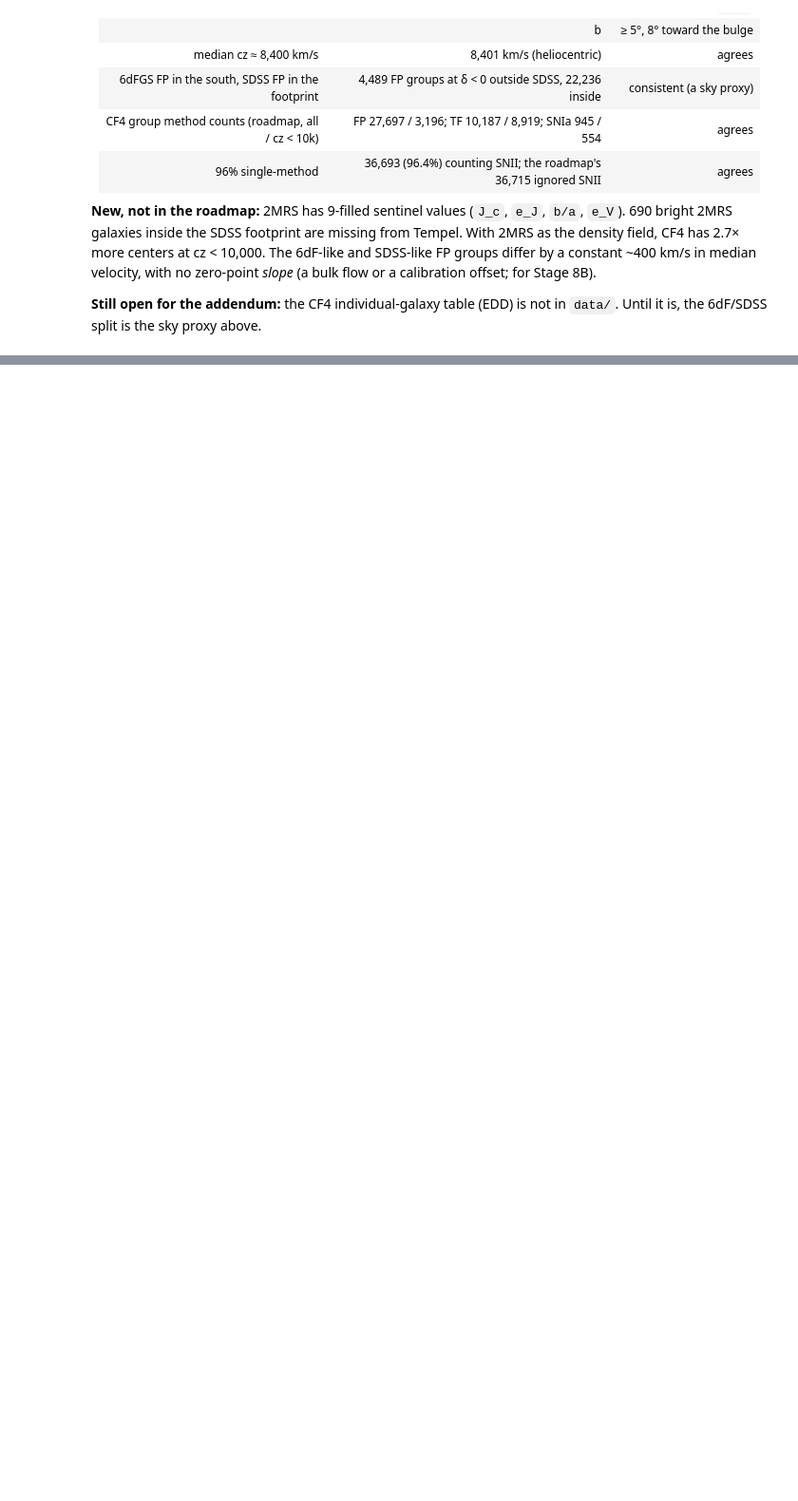
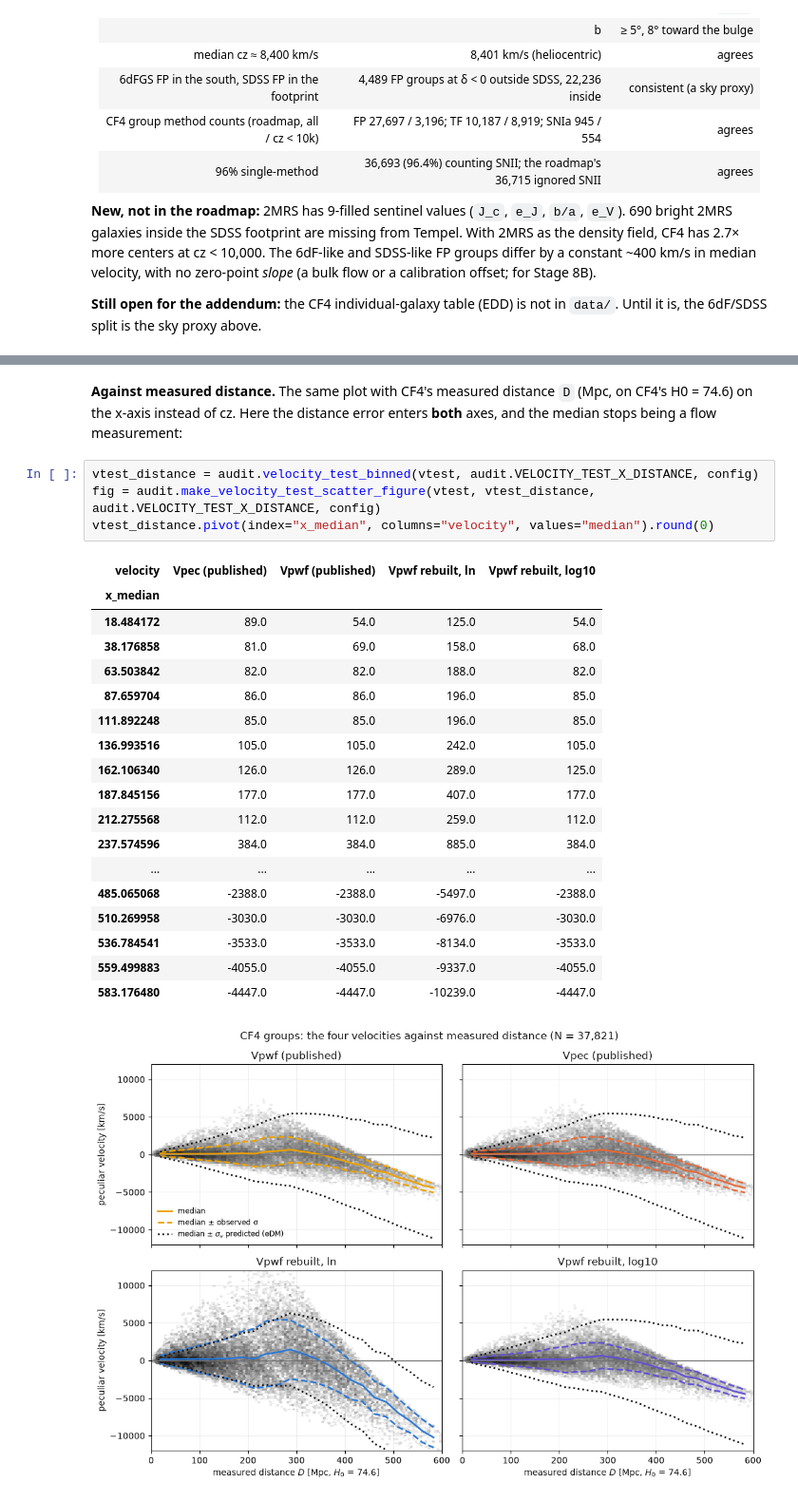
Before and after one commit to ofeke2000/Cross-correlating-Tempel-SDSS-groups-with-Cosmicflows-4-peculiar-velocities, a Jupyter notebook: notebooks/11_real_catalog_audit.ipynb, the cells around one changed output, grey strips where cells are left out. Shown at 95% size. Saved outputs shown, nothing was run; the diff lists cells and outputs as text; blank space fills up the shorter version.

```diff
--- a/notebooks/11_real_catalog_audit.ipynb
+++ b/notebooks/11_real_catalog_audit.ipynb
@@ -867,0 +1012,28 @@ is, the 6dF/SDSS split is the sky proxy above.
+# %% [markdown]
+**Against measured distance.** The same plot with CF4's measured distance `D` (Mpc, on CF4's
+H0 = 74.6) on the x-axis instead of cz. Here the distance error enters **both** axes, and the median
+stops being a flow measurement:
+# %%
+vtest_distance = audit.velocity_test_binned(vtest, audit.VELOCITY_TEST_X_DISTANCE, config)
+fig = audit.make_velocity_test_scatter_figure(vtest, vtest_distance, audit.VELOCITY_TEST_X_DISTANCE, config)
+vtest_distance.pivot(index="x_median", columns="velocity", values="median").round(0)
+# %% [output]
+| velocity | Vpec (published) | Vpwf (published) | Vpwf rebuilt, ln | Vpwf rebuilt, log10 |
+| x_median |  |  |  |  |
+| 18.484172 | 89.0 | 54.0 | 125.0 | 54.0 |
+| 38.176858 | 81.0 | 69.0 | 158.0 | 68.0 |
+| 63.503842 | 82.0 | 82.0 | 188.0 | 82.0 |
+| 87.659704 | 86.0 | 86.0 | 196.0 | 85.0 |
+| 111.892248 | 85.0 | 85.0 | 196.0 | 85.0 |
+| 136.993516 | 105.0 | 105.0 | 242.0 | 105.0 |
+| 162.106340 | 126.0 | 126.0 | 289.0 | 125.0 |
+| 187.845156 | 177.0 | 177.0 | 407.0 | 177.0 |
+| 212.275568 | 112.0 | 112.0 | 259.0 | 112.0 |
+| 237.574596 | 384.0 | 384.0 | 885.0 | 384.0 |
+| ... | ... | ... | ... | ... |
+| 485.065068 | -2388.0 | -2388.0 | -5497.0 | -2388.0 |
+| 510.269958 | -3030.0 | -3030.0 | -6976.0 | -3030.0 |
+| 536.784541 | -3533.0 | -3533.0 | -8134.0 | -3533.0 |
+| 559.499883 | -4055.0 | -4055.0 | -9337.0 | -4055.0 |
+| 583.176480 | -4447.0 | -4447.0 | -10239.0 | -4447.0 |
+[figure, added]
```
Also changed, not shown: parts of 13 cells of this notebook, 10 other files.
